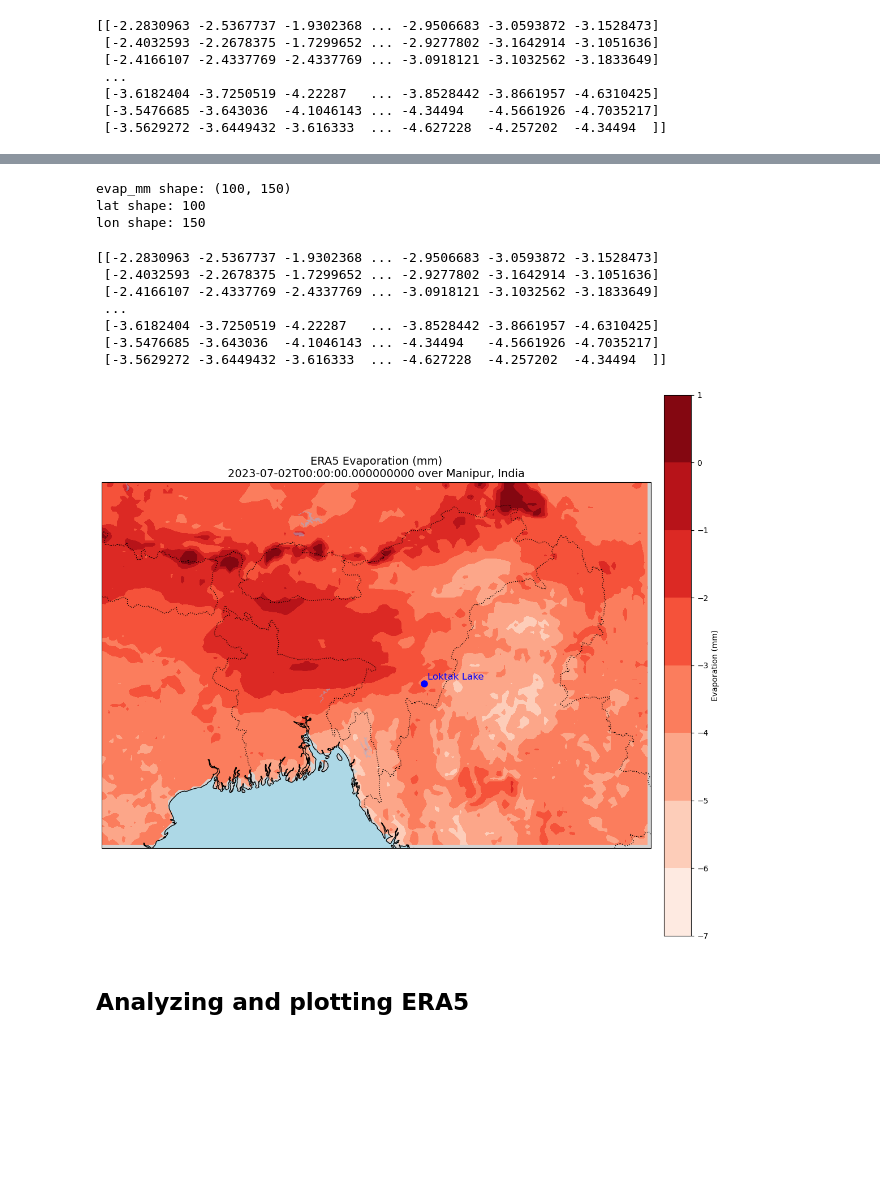
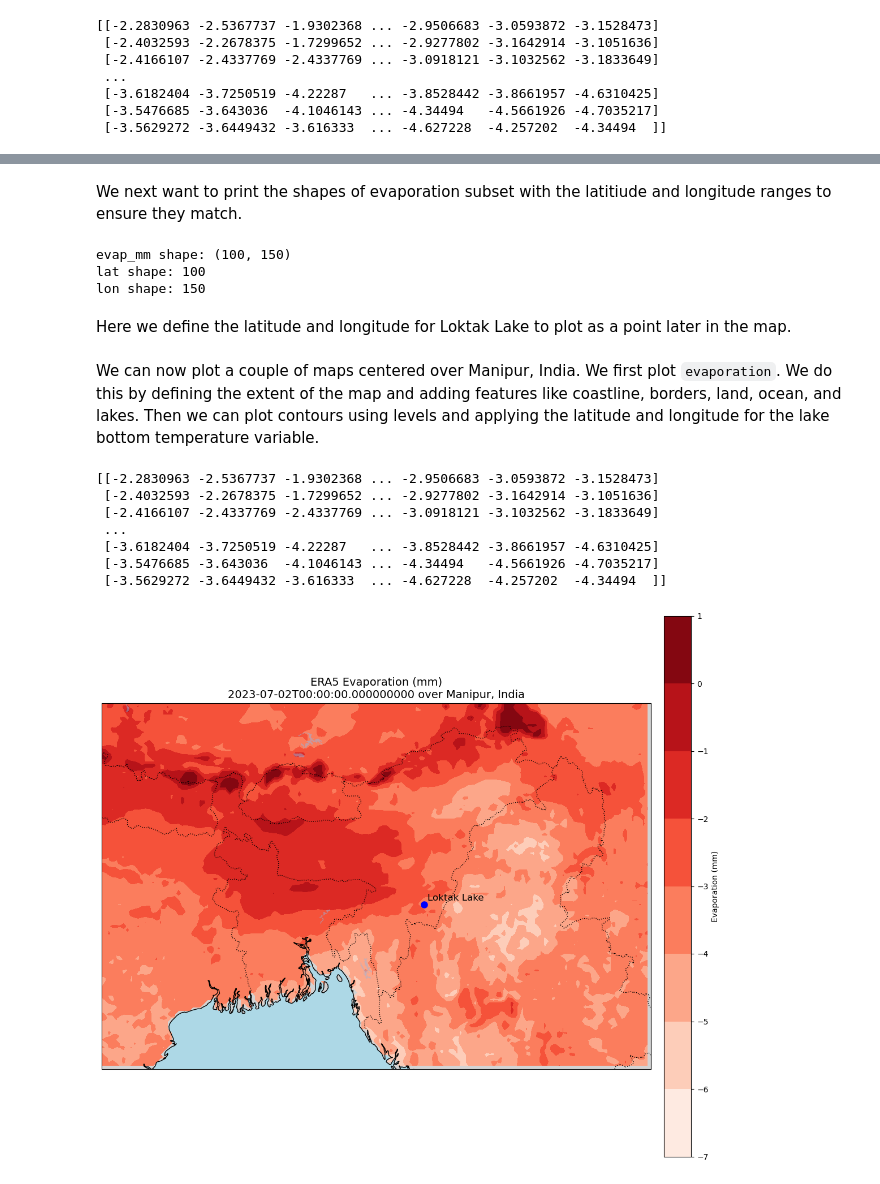
Before and after one commit to jlbouffard/proto-cookbook, a Jupyter notebook: notebooks/notebook1.ipynb, the cells around one changed output, grey strips where cells are left out. Saved outputs shown, nothing was run; the diff lists cells and outputs as text; code cells hidden in the pictures; blank space fills up the shorter version.

```diff
--- a/notebooks/notebook1.ipynb
+++ b/notebooks/notebook1.ipynb
@@ -132,3 +129,3 @@ m
 # %%
-lat_range = np.arange(extent[3], extent[2],-0.1)
-lon_range = np.arange(extent[0], extent[1],0.1)
+lat_range = np.arange(latN, latS,-0.1)
+lon_range = np.arange(lonW, lonE,0.1)
@@ -151,3 +153,5 @@ print(evap_mm.values)
+# %% [markdown]
+We next want to print the shapes of evaporation subset with the latitiude and longitude ranges to ensure they match.
 # %%
 print("evap_mm shape:", evap_mm.shape)
 print("lat shape:", len(lat_range))
@@ -156,21 +160,17 @@ print("lon shape:", len(lon_range))
 evap_mm shape: (100, 150)
 lat shape: 100
 lon shape: 150
+# %% [markdown]
+Here we define the latitude and longitude for Loktak Lake to plot as a point later in the map.
 # %%
 lat_loktak = 24.5
 lon_loktak = 93.8
+# %% [markdown]
+We can now plot a couple of maps centered over Manipur, India. We first plot `evaporation`. We do this by defining the extent of the map and adding features like coastline, borders, land, ocean, and lakes. Then we can plot contours using levels and applying the latitude and longitude for the lake bottom temperature variable.
 # %%
-#slice the data based on latitude and longitude
-#evap_sub = evap.sel(latitude=(np.arange(extent[3], extent[2])),method='nearest'), longitude=slice(extent[0], extent[1]#))
-evap_sub = evap.sel(latitude=lat_range,method='nearest').sel(longitude=lon_range, method='nearest')
-
 #Convert units from meters to millimeters
 evap_mm = evap_sub * 1000  # 1 m = 1000 mm
 print(evap_mm.values)
-
-# Create 2D lat/lon grid
-# lon2d = evap_mm['longitude'].values
-# lat2d = evap_mm['latitude'].values
 
 # Define map extent for Greenland
 extent = [lonW, lonE, latS,latN]  # lon_min, lon_max, lat_min, lat_max
@@ -186,36 +186,33 @@ ax.add_feature(cfeature.LAND, facecolor='lightgray')
 ax.add_feature(cfeature.OCEAN, facecolor='lightblue')
 ax.add_feature(cfeature.LAKES, alpha=0.5)
 
 # Plot total precipitation
 levels = np.linspace(0, np.max(evap_mm.values), 20)
 cf = ax.contourf(evap_mm['longitude'], evap_mm['latitude'], evap_mm.transpose('latitude', 'longitude'), cmap='Reds', transform=ccrs.PlateCarree())
 
 # Add Loktak Lake point
 ax.plot(lon_loktak, lat_loktak, marker='o', color='blue', markersize=8,
         transform=ccrs.PlateCarree(), label='Loktak Lake')
 
-# Add label text (optional)
+# Add label text
 ax.text(lon_loktak + 0.1, lat_loktak + 0.1, 'Loktak Lake', fontsize=12,
-        transform=ccrs.PlateCarree(), color='blue')
-#cf = ax.contourf(lon_range, lat_range, evap_mm, levels=levels, cmap='Reds', extend='max', transform=ccrs.PlateCarree())
+        transform=ccrs.PlateCarree(), color='black')
 
 # Colorbar
 cbar = plt.colorbar(cf, ax=ax, orientation='vertical', pad=0.02)
 cbar.set_label("Evaporation (mm)")
 
 # Title
 plt.title(f"ERA5 Evaporation (mm)\n{str(closest_time)} over Manipur, India", fontsize=14)
 
 plt.tight_layout()
 plt.show()
 # %% [output]
 [[-2.2830963 -2.5367737 -1.9302368 ... -2.9506683 -3.0593872 -3.1528473]
  [-2.4032593 -2.2678375 -1.7299652 ... -2.9277802 -3.1642914 -3.1051636]
  [-2.4166107 -2.4337769 -2.4337769 ... -3.0918121 -3.1032562 -3.1833649]
  ...
  [-3.6182404 -3.7250519 -4.22287   ... -3.8528442 -3.8661957 -4.6310425]
  [-3.5476685 -3.643036  -4.1046143 ... -4.34494   -4.5661926 -4.7035217]
  [-3.5629272 -3.6449432 -3.616333  ... -4.627228  -4.257202  -4.34494  ]]
-[figure, old version]
+[figure, new version]
-# %% [markdown]
-## Analyzing and plotting ERA5
```
Also changed, not shown: parts of 33 cells of this notebook, 5 other files.
